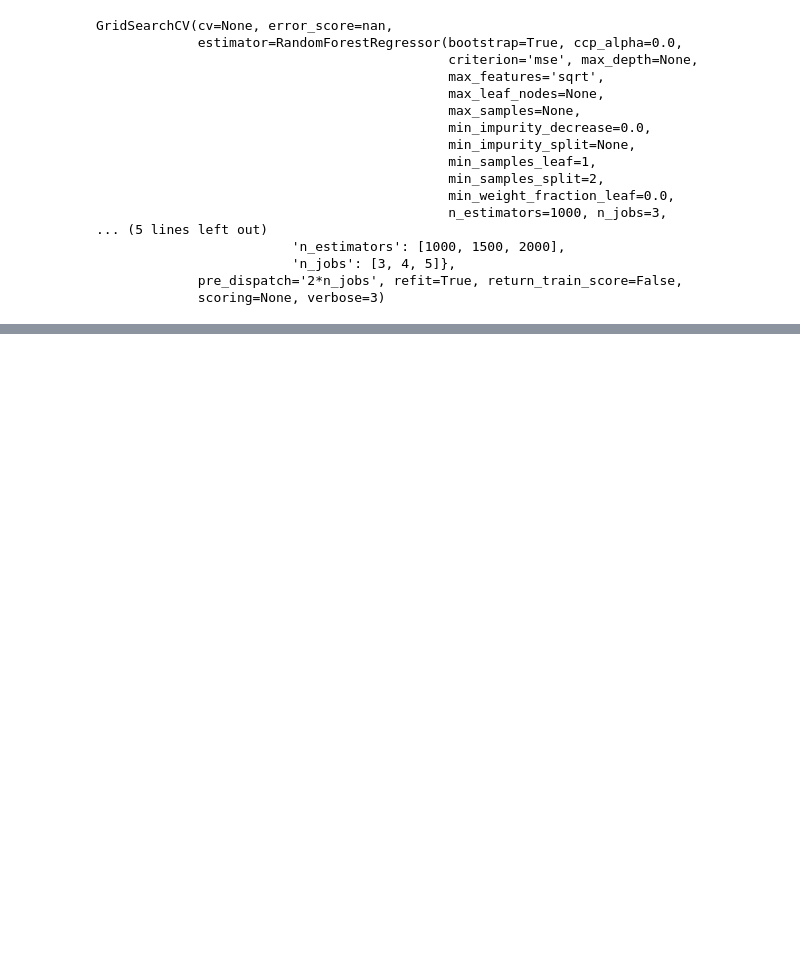
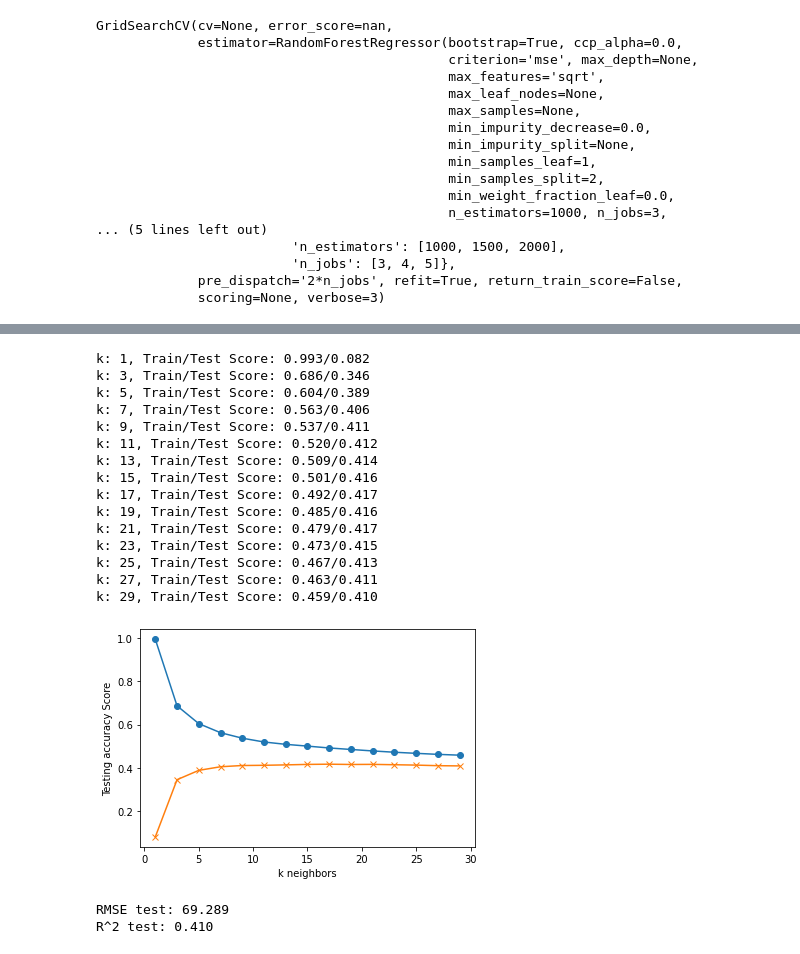
Before and after one commit to kman4/AirbnbPredictions, a Jupyter notebook: Model/Regressor/RF_LGBM_KNN_Models.ipynb, the cells around one changed output, grey strips where cells are left out. Cells and saved outputs as stored; diff of their text form; code cells hidden in the pictures; blank space fills up the shorter version.

```diff
--- a/Model/Regressor/Regressor Model Analysis.ipynb
+++ b/Model/Regressor/RF_LGBM_KNN_Models.ipynb
@@ -349,0 +322,10 @@ fit_params={
+# %%
+
+from sklearn.preprocessing import LabelEncoder, MinMaxScaler,StandardScaler
+from tensorflow.keras.utils import to_categorical
+
+# Scale your data
+from sklearn.preprocessing import StandardScaler
+X_scaler = MinMaxScaler().fit(X_train)
+X_train_scaled = X_scaler.transform(X_train)
+X_test_scaled = X_scaler.transform(X_test)
@@ -439,0 +436,36 @@ Text(0.5, 1.0, 'LGBM Regressor - Feature Importance')
+# %%
+from sklearn.neighbors import KNeighborsRegressor
+train_scores = []
+test_scores = []
+for k in range(1, 31, 2):
+    knn = KNeighborsRegressor(n_neighbors=k)
+    knn.fit(X_train_scaled, y_train)
+    train_score = knn.score(X_train_scaled, y_train)
+    test_score = knn.score(X_test_scaled, y_test)
+    train_scores.append(train_score)
+    test_scores.append(test_score)
+    print(f"k: {k}, Train/Test Score: {train_score:.3f}/{test_score:.3f}")
+
+
+plt.plot(range(1, 31, 2), train_scores, marker='o')
+plt.plot(range(1, 31, 2), test_scores, marker="x")
+plt.xlabel("k neighbors")
+plt.ylabel("Testing accuracy Score")
+plt.show()
+# %% [output]
+k: 1, Train/Test Score: 0.993/0.082
+k: 3, Train/Test Score: 0.686/0.346
+k: 5, Train/Test Score: 0.604/0.389
+k: 7, Train/Test Score: 0.563/0.406
+k: 9, Train/Test Score: 0.537/0.411
+k: 11, Train/Test Score: 0.520/0.412
+k: 13, Train/Test Score: 0.509/0.414
+k: 15, Train/Test Score: 0.501/0.416
+k: 17, Train/Test Score: 0.492/0.417
+k: 19, Train/Test Score: 0.485/0.416
+k: 21, Train/Test Score: 0.479/0.417
+k: 23, Train/Test Score: 0.473/0.415
+k: 25, Train/Test Score: 0.467/0.413
+k: 27, Train/Test Score: 0.463/0.411
+k: 29, Train/Test Score: 0.459/0.410
+[figure, added]
@@ -439,0 +475,13 @@ Text(0.5, 1.0, 'LGBM Regressor - Feature Importance')
+# %%
+from sklearn.metrics import r2_score
+from sklearn.metrics import mean_squared_error
+
+y_train_pred = knn.predict(X_train_scaled)
+y_test_pred = knn.predict(X_test_scaled)
+rmse_rf= (mean_squared_error(y_test,y_test_pred))**(1/2)
+
+print('RMSE test: %.3f' % rmse_rf)
+print('R^2 test: %.3f' % (r2_score(y_test, y_test_pred)))
+# %% [output]
+RMSE test: 69.289
+R^2 test: 0.410
```
Also changed, not shown: parts of 22 cells of this notebook, 9 other files.
